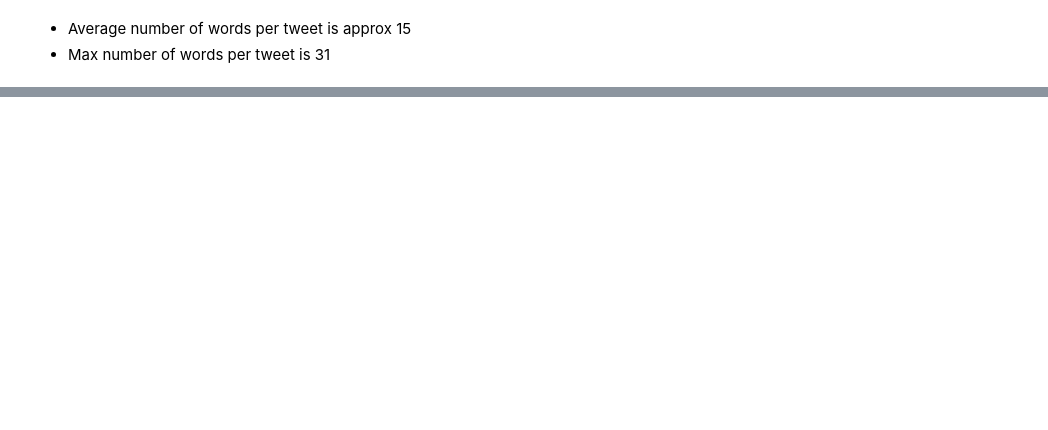
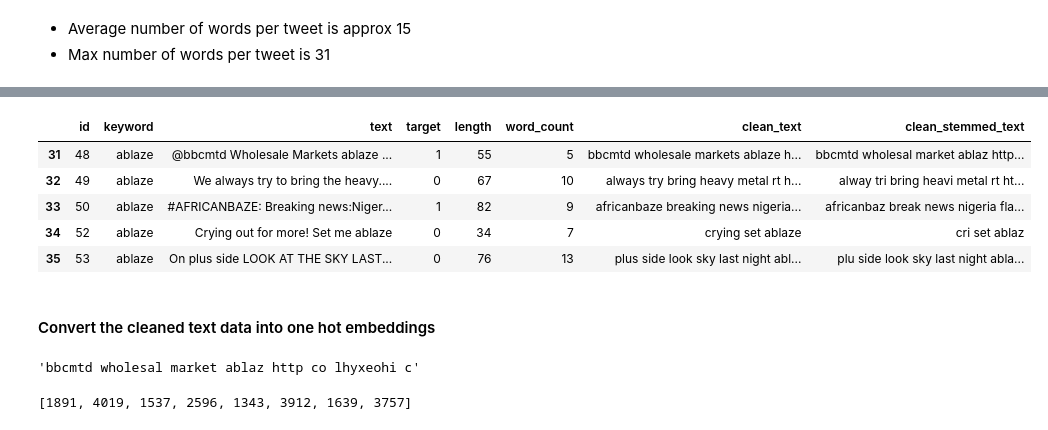
Before and after one commit to karansangha/dtsa5510-week4-nlp, a Jupyter notebook: project.ipynb, the cells around one changed output, grey strips where cells are left out. Drawn from its saved outputs; the diff is of its cells as text; code cells hidden in the pictures; blank space fills up the shorter version.

```diff
--- a/project.ipynb
+++ b/project.ipynb
@@ -200,0 +241,29 @@ What is stemming?
+# %%
+nltk_stopwords = stopwords.words('english')
+
+def remove_stopwords(row):
+    # convert the whole tweet to lowercase
+    text = row.lower()
+
+    # keep only alphabets
+    # remove punctuations, numbers
+    text = re.sub('[^a-z]', ' ', text)
+
+    # remove emojis
+    # code for removing emojis from - https://stackoverflow.com/questions/33404752/removing-emojis-from-a-string-in-python
+    emoji_pattern = re.compile(pattern = "["
+        u"\U0001F600-\U0001F64F"  # emoticons
+        u"\U0001F300-\U0001F5FF"  # symbols & pictographs
+        u"\U0001F680-\U0001F6FF"  # transport & map symbols
+        u"\U0001F1E0-\U0001F1FF"  # flags (iOS)
+                           "]+", flags = re.UNICODE)
+    text = emoji_pattern.sub(r'',text)
+
+    # split out the tweet into a list
+    # ex: "hello world !" -> ["hello", "world", "!"]
+    text = text.split()
+
+    # remove stopwords
+    text = [word for word in text if word not in nltk_stopwords]
+
+    return ' '.join(text)
@@ -200,0 +277,2 @@ What is stemming?
+# %%
+df_train["clean_text"] = df_train["text"].apply(remove_stopwords)
@@ -200,0 +288,22 @@ What is stemming?
+# %%
+port_stem = PorterStemmer()
+
+def port_stemmer(row):
+    text = row.split()
+
+    text = [port_stem.stem(word) for word in text]
+
+    return ' '.join(text)
+# %%
+df_train["clean_stemmed_text"] = df_train["clean_text"].apply(port_stemmer)
+# %%
+df_train.head()
+# %% [output]
+|  | id | keyword | text | target | length | word_count | clean_text | clean_stemmed_text |
+| 31 | 48 | ablaze | @bbcmtd Wholesale Markets ablaze ... | 1 | 55 | 5 | bbcmtd wholesale markets ablaze h... | bbcmtd wholesal market ablaz http... |
+| 32 | 49 | ablaze | We always try to bring the heavy.... | 0 | 67 | 10 | always try bring heavy metal rt h... | alway tri bring heavi metal rt ht... |
+| 33 | 50 | ablaze | #AFRICANBAZE: Breaking news:Niger... | 1 | 82 | 9 | africanbaze breaking news nigeria... | africanbaz break news nigeria fla... |
+| 34 | 52 | ablaze | Crying out for more! Set me ablaze | 0 | 34 | 7 | crying set ablaze | cri set ablaz |
+| 35 | 53 | ablaze | On plus side LOOK AT THE SKY LAST... | 0 | 76 | 13 | plus side look sky last night abl... | plu side look sky last night abla... |
+# %% [markdown]
+#### Convert the cleaned text data into one hot embeddings
@@ -200,0 +312,8 @@ What is stemming?
+# %%
+df_train["clean_stemmed_text"].values[0]
+# %% [output]
+'bbcmtd wholesal market ablaz http co lhyxeohi c'
+# %%
+one_hot_list[0]
+# %% [output]
+[1891, 4019, 1537, 2596, 1343, 3912, 1639, 3757]
```
Also changed, not shown: parts of 36 cells of this notebook.
